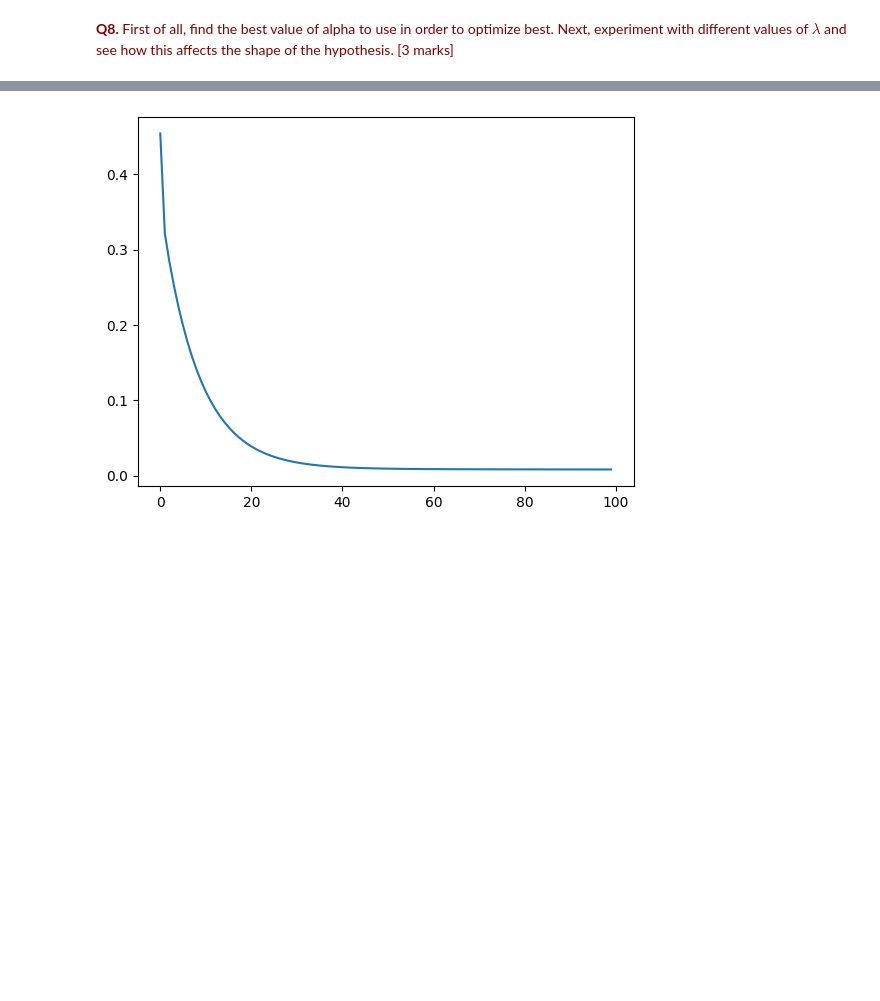
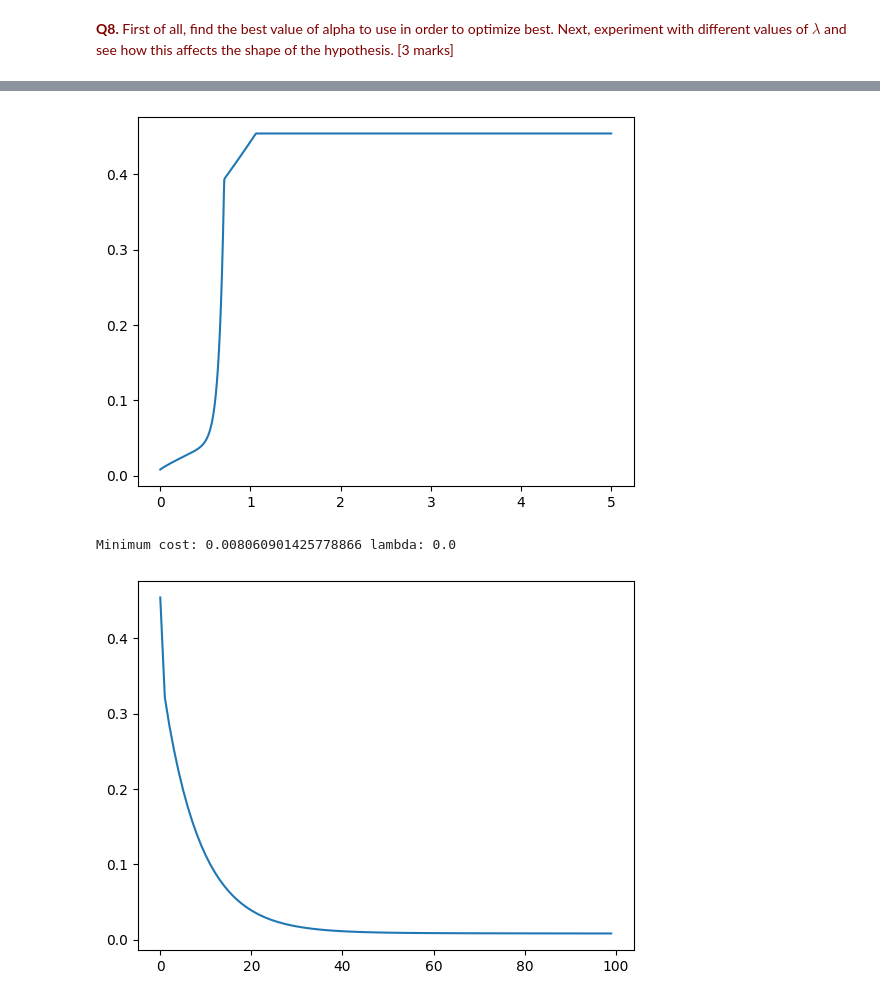
Before and after one commit to kianahs/Machine-Learning, a Jupyter notebook: wk3_Regression.ipynb, the cells around one changed output, grey strips where cells are left out. Saved outputs shown, nothing was run; the diff lists cells and outputs as text; code cells hidden in the pictures; blank space fills up the shorter version.

```diff
--- a/wk3_Regression.ipynb
+++ b/wk3_Regression.ipynb
@@ -375,3 +392,29 @@ Next, experiment with different values of $\lambda$ and see how this affects the
+# %%
+#FINDING LAMBDA BASED ON ALPHA
+def find_lambda(alpha):
+  lambdas = np.arange(0, 5 + 0.001, 0.001) # select an appropriate lambda
+  total_costs = []
+  for lam in lambdas:
+    cost_lst = list()
+    model = LinearRegression(x3.shape[1])
+    for it in range(100):
+      prediction = model(x3)
+      cost = mean_squared_error(y, prediction, lam, model.weight)
+      cost_lst.append(cost)
+      gradient_descent_step(model, x3, y, prediction, alpha, lam)
+
+    display.clear_output(wait=True)
+    total_costs.append(min(cost_lst))
+
+  plt.plot(lambdas, total_costs)
+  plt.show()
+  # print(model.weight)
+  print('Minimum cost: {} lambda: {}'.format(min(total_costs), lambdas[total_costs.index(min(total_costs))]))
+
+find_lambda(1.42)
+# %% [output]
+[figure, added]
+Minimum cost: 0.008060901425778866 lambda: 0.0
 # %%
 cost_lst = list()
 model = LinearRegression(x3.shape[1])
```
Also changed, not shown: parts of 6 cells of this notebook.
